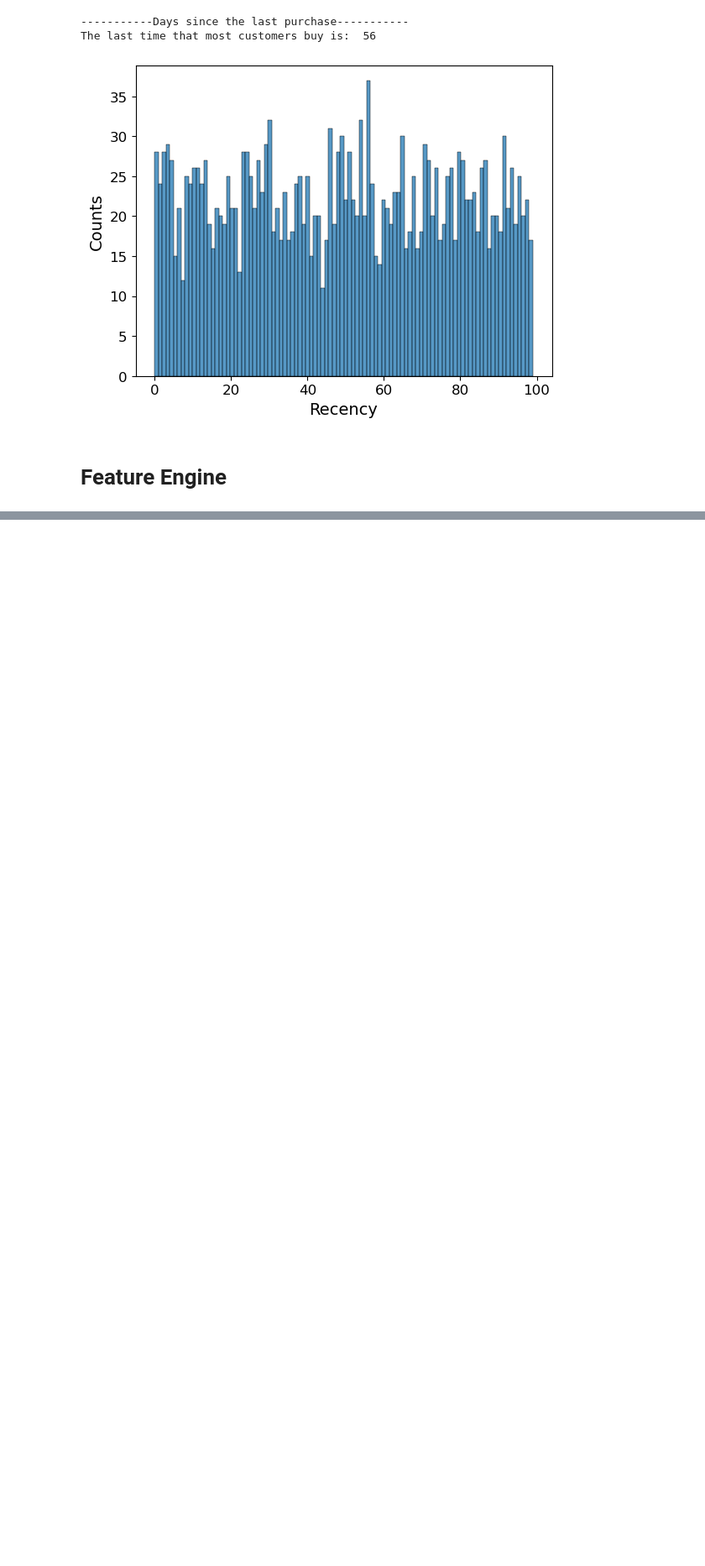
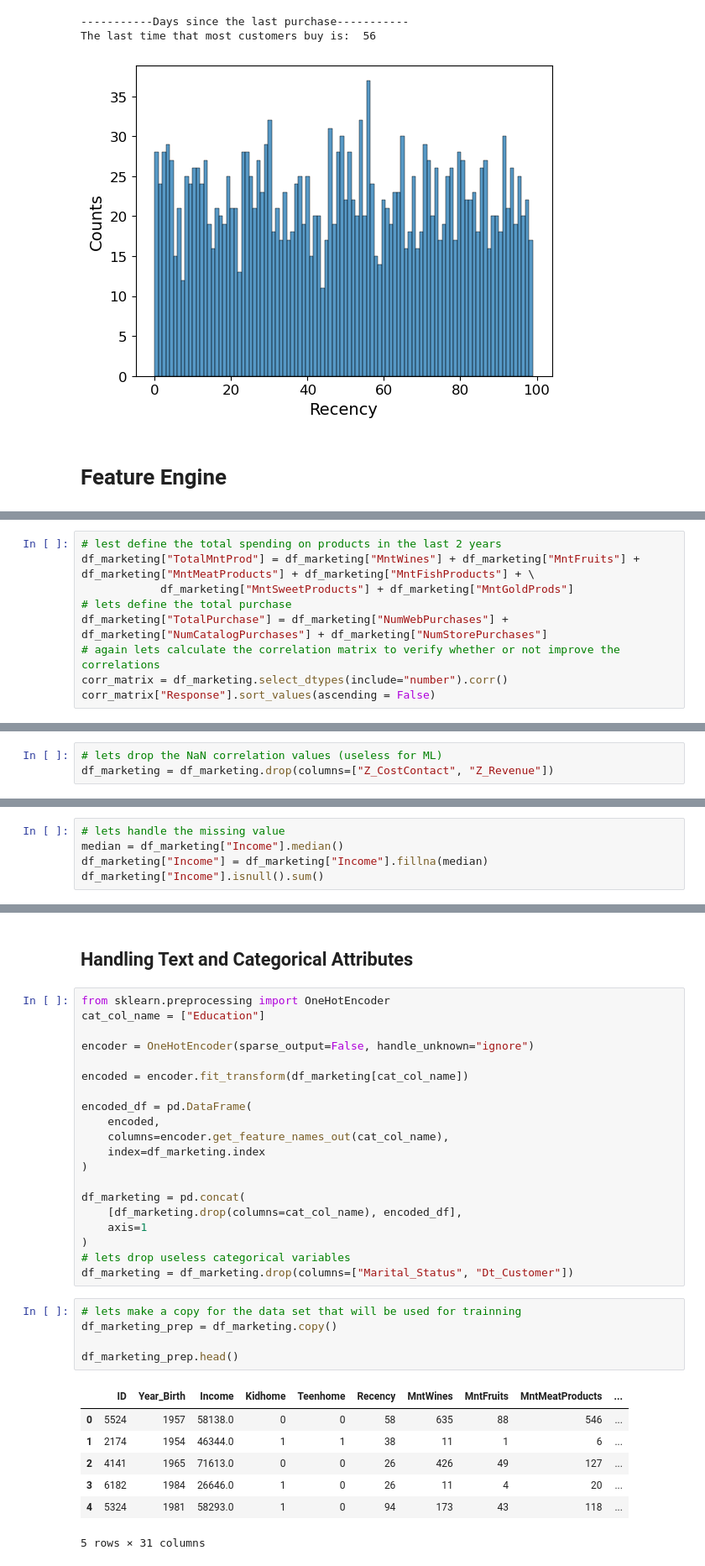
Before and after one commit to cristian0831/Machine-Learning-Projects, a Jupyter notebook: Scikit-Learn/marketing_campaign.ipynb, the cells around one changed output, grey strips where cells are left out. Shown at 84% size. Cells and saved outputs as stored; diff of their text form; blank space fills up the shorter version.

Commit message:
Training Marketing Campaign data set

```diff
--- a/Scikit-Learn/marketing_campaign.ipynb
+++ b/Scikit-Learn/marketing_campaign.ipynb
@@ -247,0 +241,9 @@ The last time that most customers buy is:  56
+# %%
+# lest define the total spending on products in the last 2 years
+df_marketing["TotalMntProd"] = df_marketing["MntWines"] + df_marketing["MntFruits"] +  df_marketing["MntMeatProducts"] + df_marketing["MntFishProducts"] + \
+            df_marketing["MntSweetProducts"] + df_marketing["MntGoldProds"]
+# lets define the total purchase
+df_marketing["TotalPurchase"] = df_marketing["NumWebPurchases"] + df_marketing["NumCatalogPurchases"] + df_marketing["NumStorePurchases"]
+# again lets calculate the correlation matrix to verify whether or not improve the correlations
+corr_matrix = df_marketing.select_dtypes(include="number").corr()
+corr_matrix["Response"].sort_values(ascending = False)
@@ -247,0 +268,3 @@ The last time that most customers buy is:  56
+# %%
+# lets drop the NaN correlation values (useless for ML)
+df_marketing = df_marketing.drop(columns=["Z_CostContact", "Z_Revenue"])
@@ -247,0 +296,5 @@ The last time that most customers buy is:  56
+# %%
+# lets handle the missing value
+median = df_marketing["Income"].median()
+df_marketing["Income"] = df_marketing["Income"].fillna(median)
+df_marketing["Income"].isnull().sum()
@@ -247,0 +310,35 @@ The last time that most customers buy is:  56
+# %% [markdown]
+## Handling Text and Categorical Attributes
+# %%
+from sklearn.preprocessing import OneHotEncoder
+cat_col_name = ["Education"]
+
+encoder = OneHotEncoder(sparse_output=False, handle_unknown="ignore")
+
+encoded = encoder.fit_transform(df_marketing[cat_col_name])
+
+encoded_df = pd.DataFrame(
+    encoded,
+    columns=encoder.get_feature_names_out(cat_col_name),
+    index=df_marketing.index
+)
+
+df_marketing = pd.concat(
+    [df_marketing.drop(columns=cat_col_name), encoded_df],
+    axis=1
+)
+# lets drop useless categorical variables
+df_marketing = df_marketing.drop(columns=["Marital_Status", "Dt_Customer"])
+# %%
+# lets make a copy for the data set that will be used for trainning
+df_marketing_prep = df_marketing.copy()
+
+df_marketing_prep.head()
+# %% [output]
+|  | ID | Year_Birth | Income | Kidhome | Teenhome | Recency | MntWines | MntFruits | MntMeatProducts | ... |
+| 0 | 5524 | 1957 | 58138.0 | 0 | 0 | 58 | 635 | 88 | 546 | ... |
+| 1 | 2174 | 1954 | 46344.0 | 1 | 1 | 38 | 11 | 1 | 6 | ... |
+| 2 | 4141 | 1965 | 71613.0 | 0 | 0 | 26 | 426 | 49 | 127 | ... |
+| 3 | 6182 | 1984 | 26646.0 | 1 | 0 | 26 | 11 | 4 | 20 | ... |
+| 4 | 5324 | 1981 | 58293.0 | 1 | 0 | 94 | 173 | 43 | 118 | ... |
+5 rows × 31 columns
```
Also changed, not shown: parts of 11 cells of this notebook.
